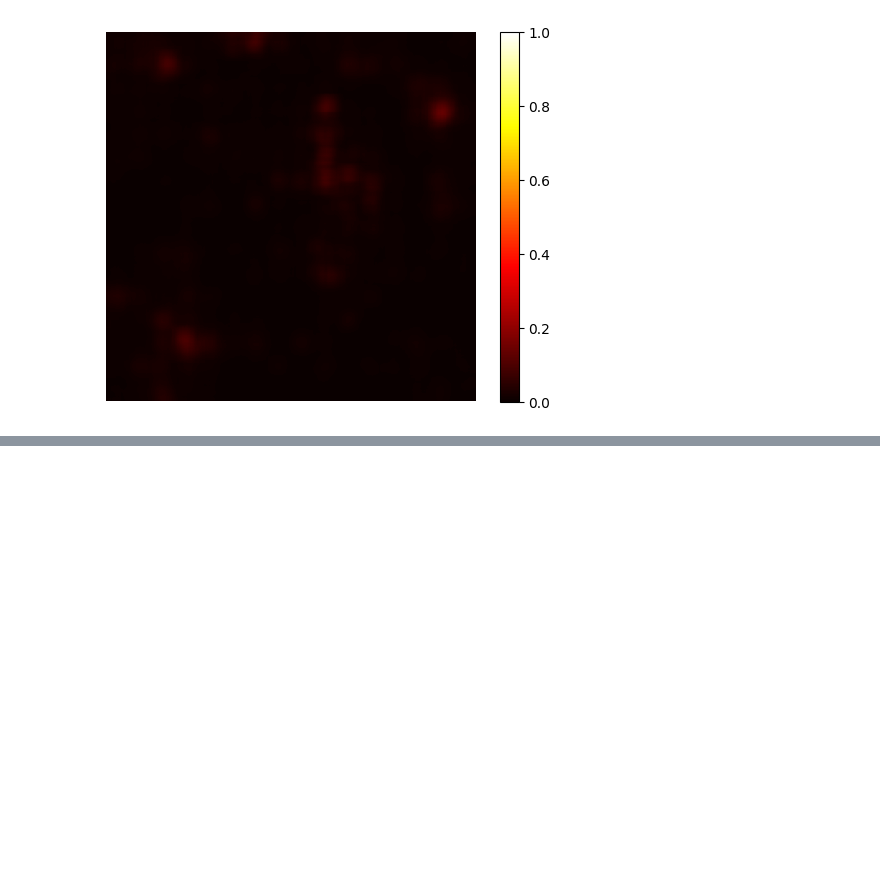
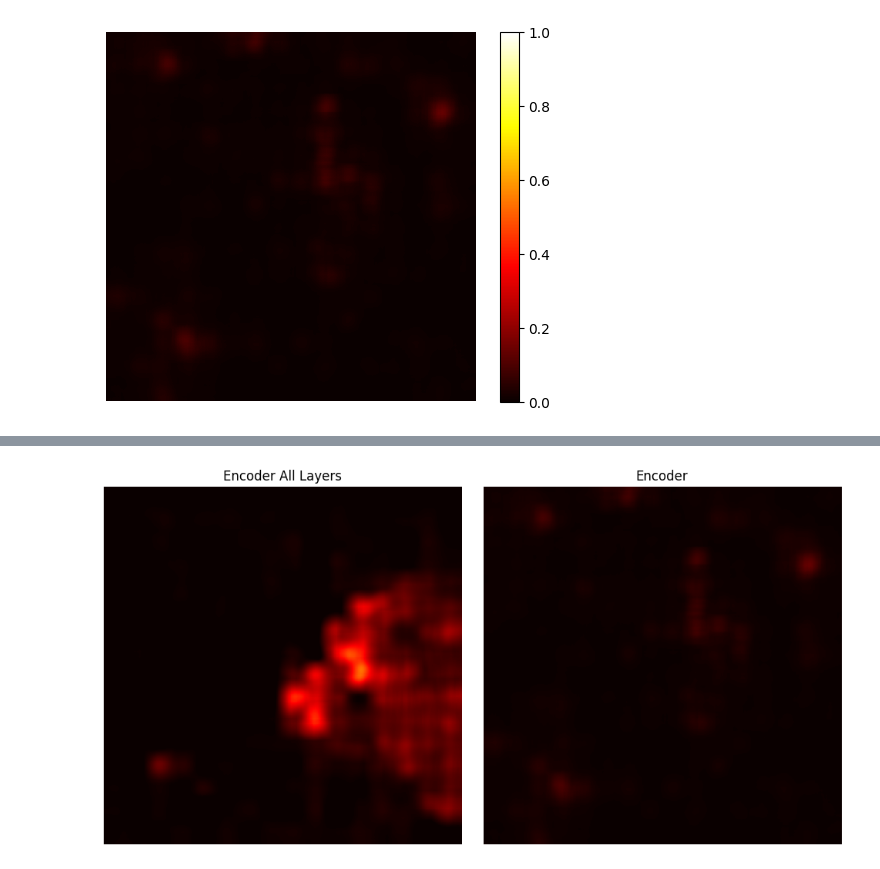
Before and after one commit to KexingLi22/CLIP_LRP_Experiments, a Jupyter notebook: CLIP_Encoder_lxt_LRP.ipynb, the cells around one changed output, grey strips where cells are left out. Saved outputs shown, nothing was run; the diff lists cells and outputs as text; code cells hidden in the pictures; blank space fills up the shorter version.

Commit message:
Compare in the same parameters: 100, 0.1

```diff
--- a/CLIP_Encoder_lxt_LRP.ipynb
+++ b/CLIP_Encoder_lxt_LRP.ipynb
@@ -142,0 +146,23 @@ plt.show()
+# %%
+# Load the saved heatmap from the encoder-only approach
+heatmap_all_layers_np = np.load('heatmap_all_layers.npy')
+
+# Compare the two heatmaps side by side
+plt.figure(figsize=(10, 5))
+
+# First heatmap (image encoder only)
+plt.subplot(1, 2, 1)
+plt.imshow(heatmap_all_layers_np, cmap='hot', vmin=0, vmax=1)
+plt.title('Encoder All Layers')
+plt.axis('off')
+
+# Second heatmap (image + text input)
+plt.subplot(1, 2, 2)
+plt.imshow(heatmap_encoder_np, cmap='hot', vmin=0, vmax=1)
+plt.title('Encoder')
+plt.axis('off')
+
+plt.tight_layout()
+plt.show()
+# %% [output]
+[figure, added]
```
Also changed, not shown: parts of 2 cells of this notebook, 4 other files.
